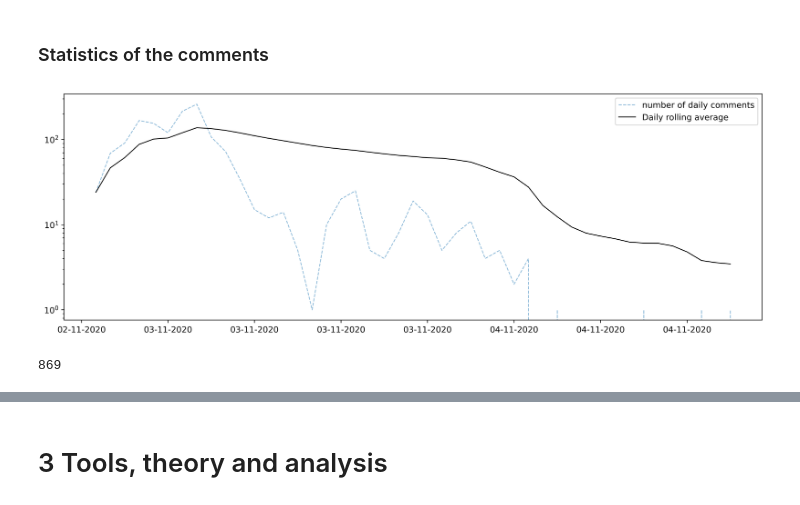
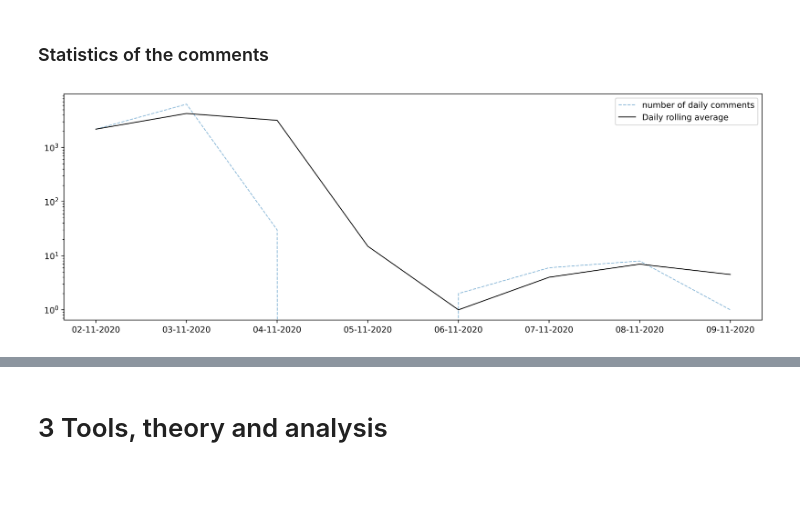
Before and after one commit to JaQtae/SocInfo2022, a Jupyter notebook: Explainer Notebook.ipynb, the cells around one changed output, grey strips where cells are left out. Cells and saved outputs as stored; diff of their text form; code cells hidden in the pictures.

```diff
--- a/Explainer Notebook.ipynb
+++ b/Explainer Notebook.ipynb
@@ -308,34 +324,34 @@ for com_id in tqdm(comments_to_delete):
 # %%
 import matplotlib as mpl
 import matplotlib.dates as mdates
 #Specifying the MatPlotLib font and line width
 def setup_mpl():
     mpl.rcParams['font.family'] = 'Helvetica Neue'
     mpl.rcParams['lines.linewidth'] = 1
 setup_mpl()
 myFormat = mdates.DateFormatter('%d-%m-%Y')
 #Resample number of comments per day.
-daily_comments = com_data['id'].resample('H').count()
+daily_comments = com_data['id'].resample('D').count()
 
 #Convert to dataframe
 daily_comments_df = pd.DataFrame(
                     {
                         'Daily comments' : daily_comments.values
                     }, index = daily_comments.index)
 
-MA_comments = daily_comments_df["Daily comments"].rolling('D').mean()
+MA_comments = daily_comments_df["Daily comments"].rolling('2D').mean()
 #Plot the moving average on top!
 
 fig, ax = plt.subplots(figsize=(15,5), dpi=400)
 ax.plot(daily_comments.index, daily_comments.values, ls = '--', alpha=0.5, label="number of daily comments")
 ax.plot(MA_comments.index, MA_comments.values, color='k', label="Daily rolling average")
 #ax.plot(rolled_series.index, rolled_series.values, color='k', label="1 week rolling average")
 #ax.set_ylabel('')
 ax.set_yscale('log')
 ax.legend()
 ax.xaxis.set_major_formatter(myFormat)
 # %% [output]
-[figure, old version]
+[figure, new version]
 # %%
 # Implementing the VADER sentiment analysis of the comments.
 
@@ -360,4 +375,0 @@ coms_df["compound_sentiment_score"] = coms_df["body"].progress_apply(calculate_c
-# %%
-len(coms_df["author"].unique())
-# %% [output]
-869
```
Also changed, not shown: parts of 9 cells of this notebook.
